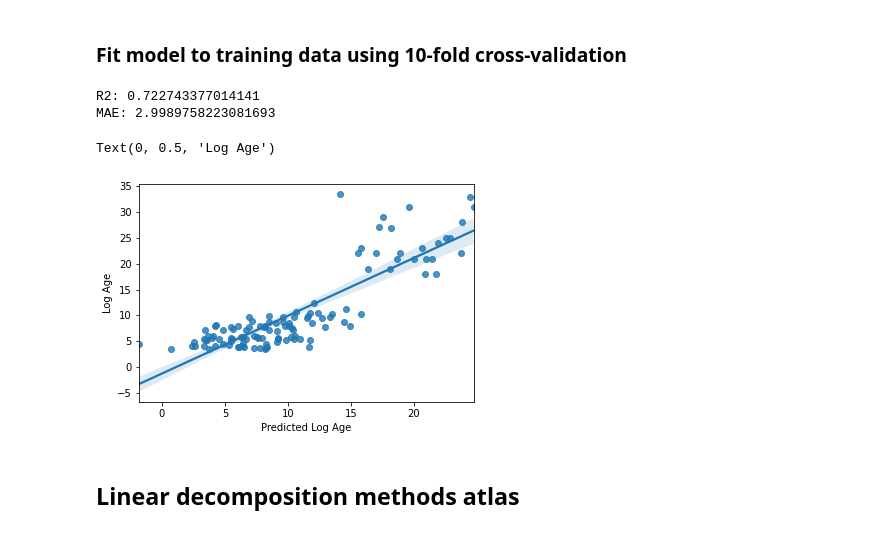
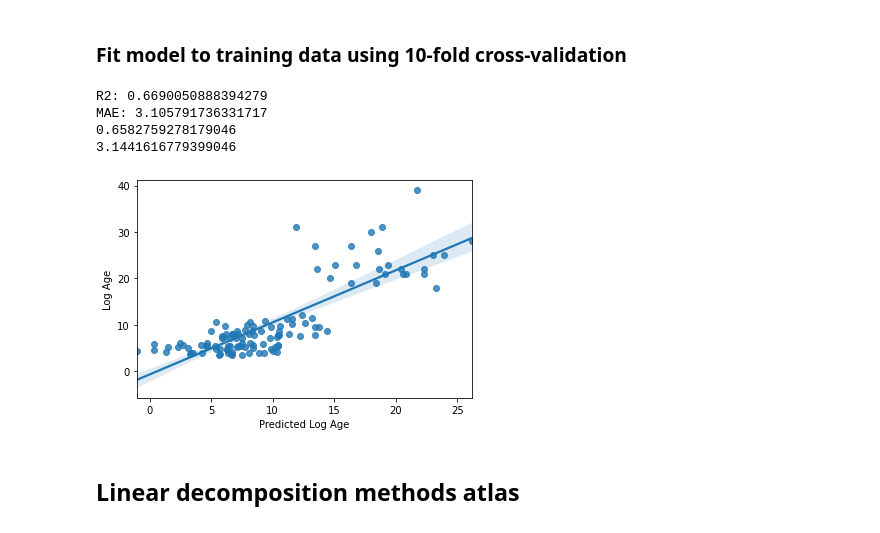
Before and after one commit to brainhack-school2020/stephaniealley_bhs2020_project, a Jupyter notebook: Command_Files/rs-fMRI_age_prediction.ipynb, the cells around one changed output. Cells and saved outputs as stored; diff of their text form; code cells hidden in the pictures.

```diff
--- a/Command_Files/rs-fMRI_age_prediction.ipynb
+++ b/Command_Files/rs-fMRI_age_prediction.ipynb
@@ -642,9 +702,11 @@ plotting.plot_prob_atlas(atlas_filename_crad, view_type='continuous', draw_cross
 # %% [markdown]
 ### Feature extraction
 # %%
+from nilearn.input_data import NiftiMapsMasker
+
 # Initialize masker
-masker = NiftiLabelsMasker(labels_img=atlas_filename_aal, standardize=True,
-                           memory='nilearn_cache', verbose=0)
+masker = NiftiMapsMasker(maps_img=atlas_filename_crad, standardize=True,
+                         memory='nilearn_cache', verbose=0)
 
 # Initialize correlation measure for individual correlation matrix generation
 correlation_measure_ind = ConnectivityMeasure(kind='correlation', vectorize=True, # Set to vectorize
@@ -830,22 +874,33 @@ for j in range(len(X_train_container)):
 # %%
 # Check CV
 from sklearn.metrics import r2_score
 from sklearn.metrics import mean_absolute_error
 import seaborn as sns
 
 k=9
 
 acc = r2_score(np.array(y_train_container)[k][y_index_all[k]], y_pred_all[k])
 mae = mean_absolute_error(np.array(y_train_container)[k][y_index_all[k]],y_pred_all[k])
 
 print('R2:',acc)
 print('MAE:',mae)
 
 sns.regplot(y_pred_all[k], np.array(y_train_container)[k][y_index_all[k]])
 plt.xlabel('Predicted Log Age')
 plt.ylabel('Log Age')
+
+mean_acc = []
+mean_mae = []
+
+for k in np.arange(0, 10,1).tolist():
+    mean_acc.append(r2_score(np.array(y_train_container)[k][y_index_all[k]], y_pred_all[k]))
+    mean_mae.append(mean_absolute_error(np.array(y_train_container)[k][y_index_all[k]],y_pred_all[k]))
+
+print(sum(mean_acc) / len(mean_acc))
+print(sum(mean_mae) / len(mean_mae))
 # %% [output]
-R2: 0.722743377014141
-MAE: 2.9989758223081693
+R2: 0.6690050888394279
+MAE: 3.105791736331717
+0.6582759278179046
+3.1441616779399046
-Text(0, 0.5, 'Log Age')
-[figure, old version]
+[figure, new version]
```
Also changed, not shown: parts of 94 cells of this notebook.
